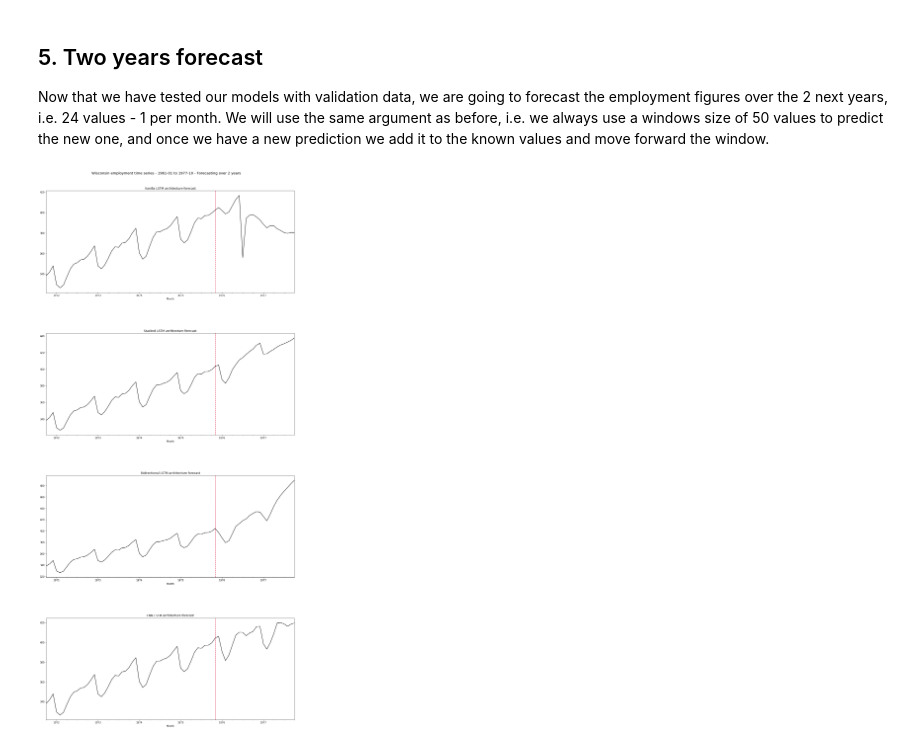
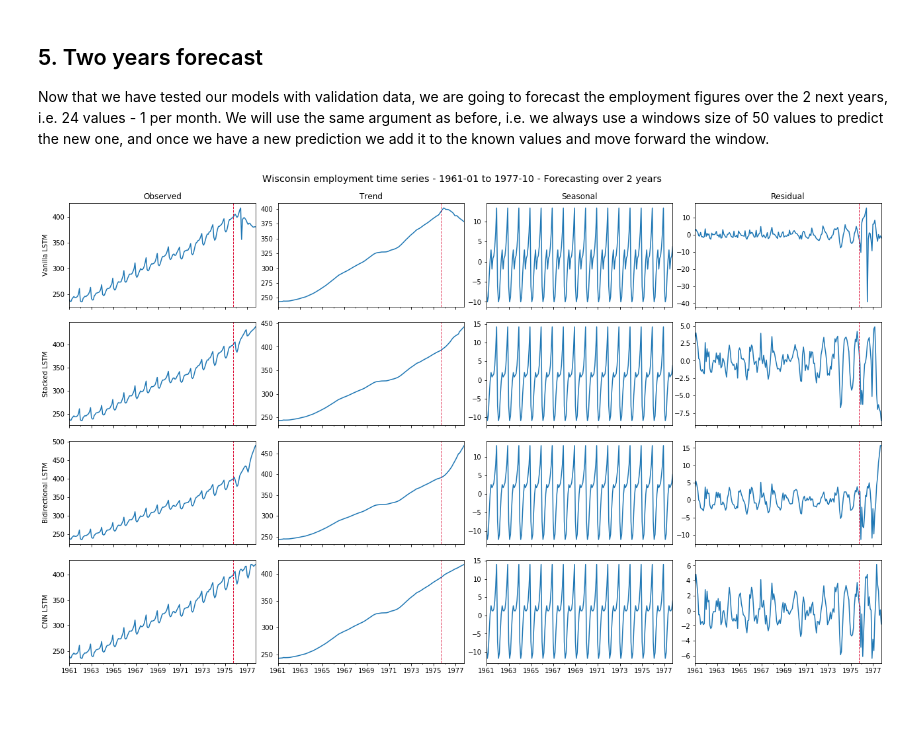
Before and after one commit to franckdess/Time_Series_Project, a Jupyter notebook: Wisconsin.ipynb, the cells around one changed output. Saved outputs shown, nothing was run; the diff lists cells and outputs as text; code cells hidden in the pictures; blank space fills up the shorter version.

Commit message:
Add conclusion, references and ts decomposition

```diff
--- a/Wisconsin.ipynb
+++ b/Wisconsin.ipynb
@@ -408,18 +416,22 @@ for i, model in enumerate(models):
     df_forecast[col_name[i]] = y_pred_unscale
 # %%
 # Plot the result
-sub_titles = ['Vanilla LSTM architecture forecast', 'Stacked LSTM architecture forecast',
-              'Bidirectional LSTM architecture forecast', 'CNN LSTM architecture forecast']
+sub_titles = ['Vanilla LSTM', 'Stacked LSTM', 'Bidirectional LSTM', 'CNN LSTM']
 title = 'Wisconsin employment time series - 1961-01 to 1977-10 - Forecasting over 2 years'
-fig, ax = plt.subplots(nrows=len(models))
+fig, ax = plt.subplots(nrows=len(models), ncols=4, sharex=True)
 for i in range(len(models)):
-    df_forecast['1971-10':][col_name[i]].plot(ax=ax[i], colormap='gray')
-    ax[i].title.set_text(sub_titles[i])
-    ax[i].axvline(x='1975-11', linestyle='--', c='crimson')
-    ax[i].set_xlabel('Month')
+    decomposition = seasonal_decompose(df_forecast[col_name[i]], model='additive', extrapolate_trend='freq')
+    decomposition.observed.plot(ax=ax[i][0], title='Observed' if i==0 else None)
+    ax[i][0].set_ylabel(sub_titles[i])
+    ax[i][0].axvline(x='1975-10', linestyle='--', c='crimson', linewidth=1)
+    decomposition.trend.plot(ax=ax[i][1], title='Trend' if i==0 else None)
+    ax[i][1].axvline(x='1975-10', linestyle='--', c='crimson', linewidth=1)
+    decomposition.seasonal.plot(ax=ax[i][2], title='Seasonal' if i==0 else None)
+    decomposition.resid.plot(ax=ax[i][3], title='Residual' if i==0 else None)
+    ax[i][3].axvline(x='1975-10', linestyle='--', c='crimson', linewidth=1)
 fig.suptitle(title, fontsize='x-large')
-plt.subplots_adjust(hspace=0.4, top=0.95)
-plt.gcf().set_size_inches(18, 36)
+plt.subplots_adjust(hspace=0.15, wspace=0.12, top=0.93)
+plt.gcf().set_size_inches(22, 12)
 plt.show()
 # %% [output]
-[figure, old version]
+[figure, new version]
```
Also changed, not shown: parts of 13 cells of this notebook.
